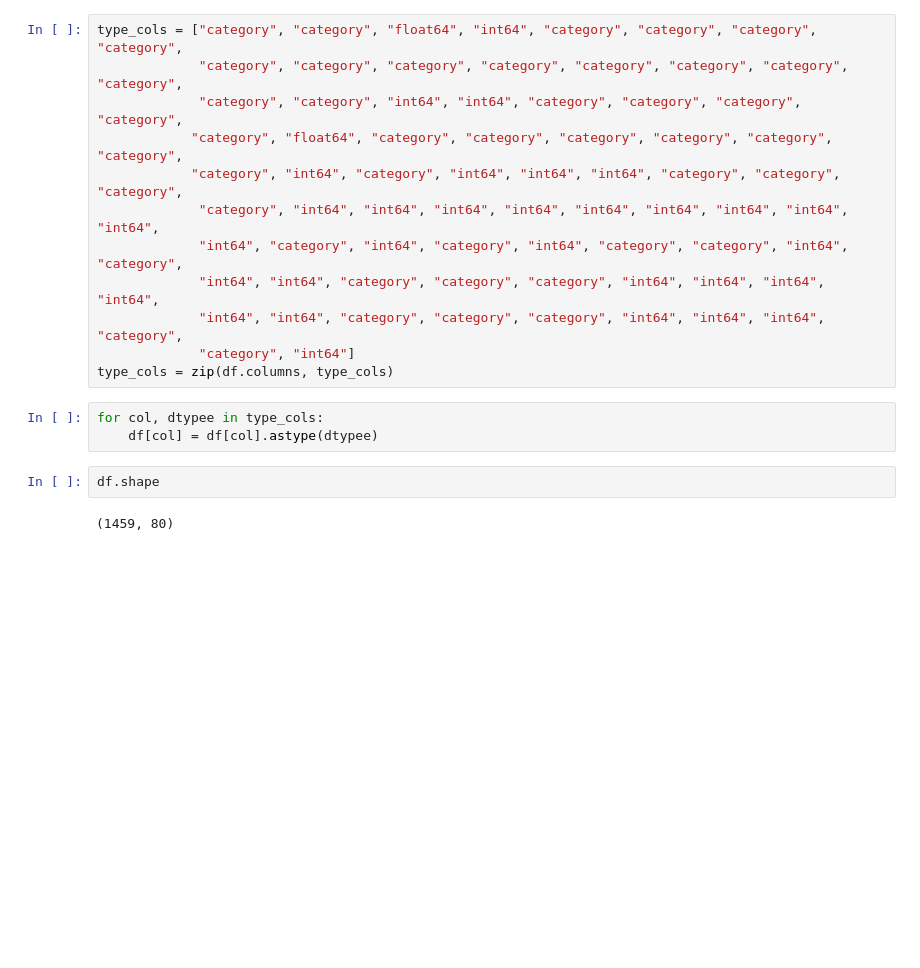
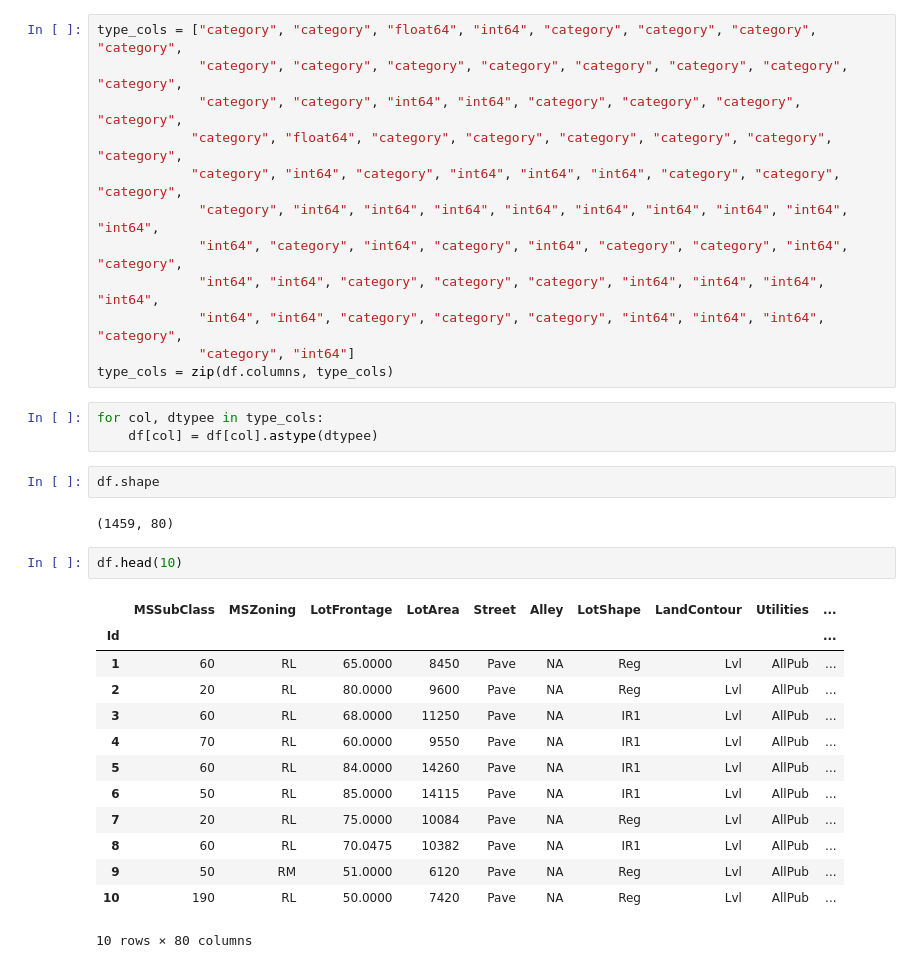
Before and after one commit to kelvinc123/House-Price, a Jupyter notebook: preprocess_train.ipynb, the cells around one changed output. Cells and saved outputs as stored; diff of their text form; blank space fills up the shorter version.

```diff
--- a/preprocess_train.ipynb
+++ b/preprocess_train.ipynb
@@ -467,3 +479,19 @@ for col, dtypee in type_cols:
 df.shape
 # %% [output]
 (1459, 80)
+# %%
+df.head(10)
+# %% [output]
+|  | MSSubClass | MSZoning | LotFrontage | LotArea | Street | Alley | LotShape | LandContour | Utilities | ... |
+| Id |  |  |  |  |  |  |  |  |  | ... |
+| 1 | 60 | RL | 65.0000 | 8450 | Pave | NA | Reg | Lvl | AllPub | ... |
+| 2 | 20 | RL | 80.0000 | 9600 | Pave | NA | Reg | Lvl | AllPub | ... |
+| 3 | 60 | RL | 68.0000 | 11250 | Pave | NA | IR1 | Lvl | AllPub | ... |
+| 4 | 70 | RL | 60.0000 | 9550 | Pave | NA | IR1 | Lvl | AllPub | ... |
+| 5 | 60 | RL | 84.0000 | 14260 | Pave | NA | IR1 | Lvl | AllPub | ... |
+| 6 | 50 | RL | 85.0000 | 14115 | Pave | NA | IR1 | Lvl | AllPub | ... |
+| 7 | 20 | RL | 75.0000 | 10084 | Pave | NA | Reg | Lvl | AllPub | ... |
+| 8 | 60 | RL | 70.0475 | 10382 | Pave | NA | IR1 | Lvl | AllPub | ... |
+| 9 | 50 | RM | 51.0000 | 6120 | Pave | NA | Reg | Lvl | AllPub | ... |
+| 10 | 190 | RL | 50.0000 | 7420 | Pave | NA | Reg | Lvl | AllPub | ... |
+10 rows × 80 columns
```
Also changed, not shown: parts of 16 cells of this notebook, 5 other files.
